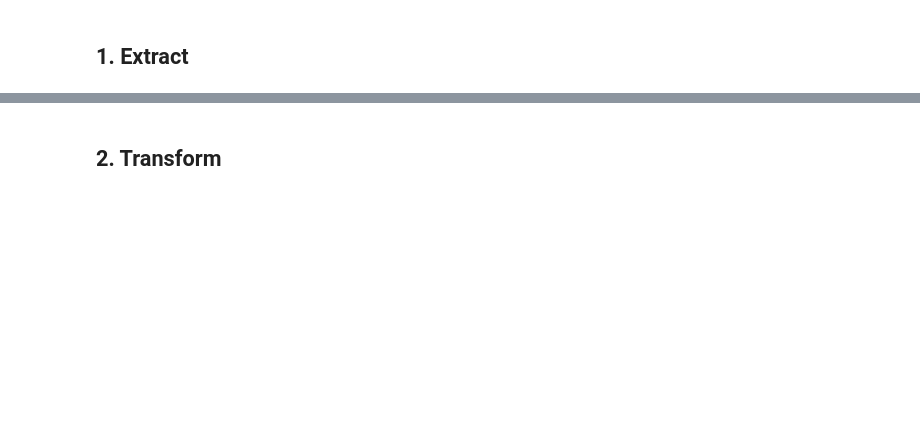
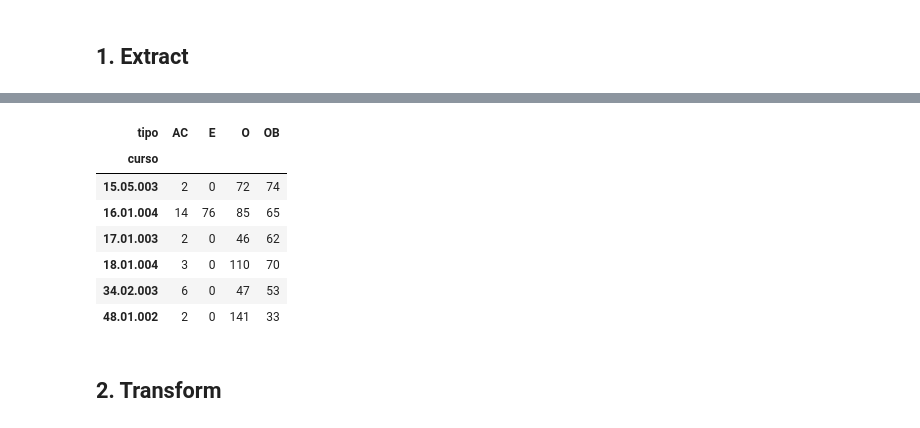
Before and after one commit to KauaGouvei9/HealthGraph, a Jupyter notebook: etl.ipynb, the cells around one changed output, grey strips where cells are left out. Drawn from its saved outputs; the diff is of its cells as text; code cells hidden in the pictures; blank space fills up the shorter version.

```diff
--- a/etl.ipynb
+++ b/etl.ipynb
@@ -60,2 +157,14 @@ driver.verify_connectivity()
+# %%
+# quantas linhas de cada tipo vieram de cada curso
+df_bruto.pivot_table(index="curso", columns="tipo", values="codigo", aggfunc="count", fill_value=0)
+# %% [output]
+| tipo | AC | E | O | OB |
+| curso |  |  |  |  |
+| 15.05.003 | 2 | 0 | 72 | 74 |
+| 16.01.004 | 14 | 76 | 85 | 65 |
+| 17.01.003 | 2 | 0 | 46 | 62 |
+| 18.01.004 | 3 | 0 | 110 | 70 |
+| 34.02.003 | 6 | 0 | 47 | 53 |
+| 48.01.002 | 2 | 0 | 141 | 33 |
 # %% [markdown]
 ## 2. Transform
```
Also changed, not shown: parts of 39 cells of this notebook, 2 other files.
